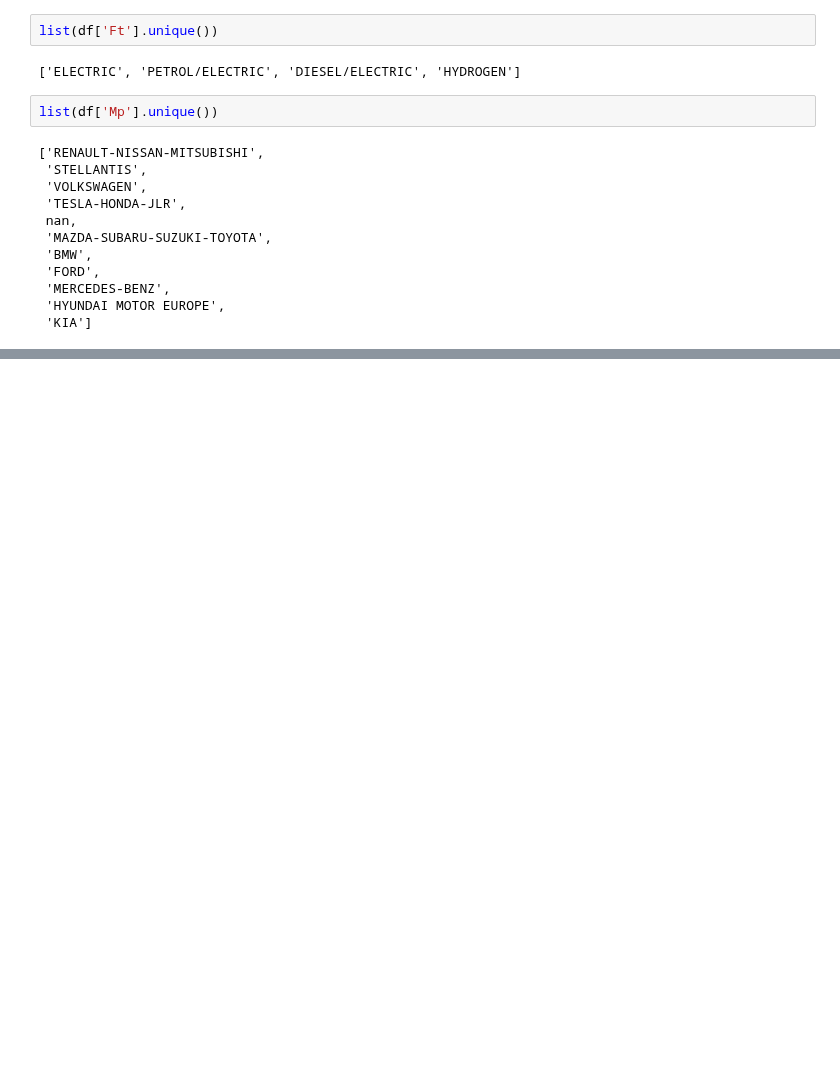
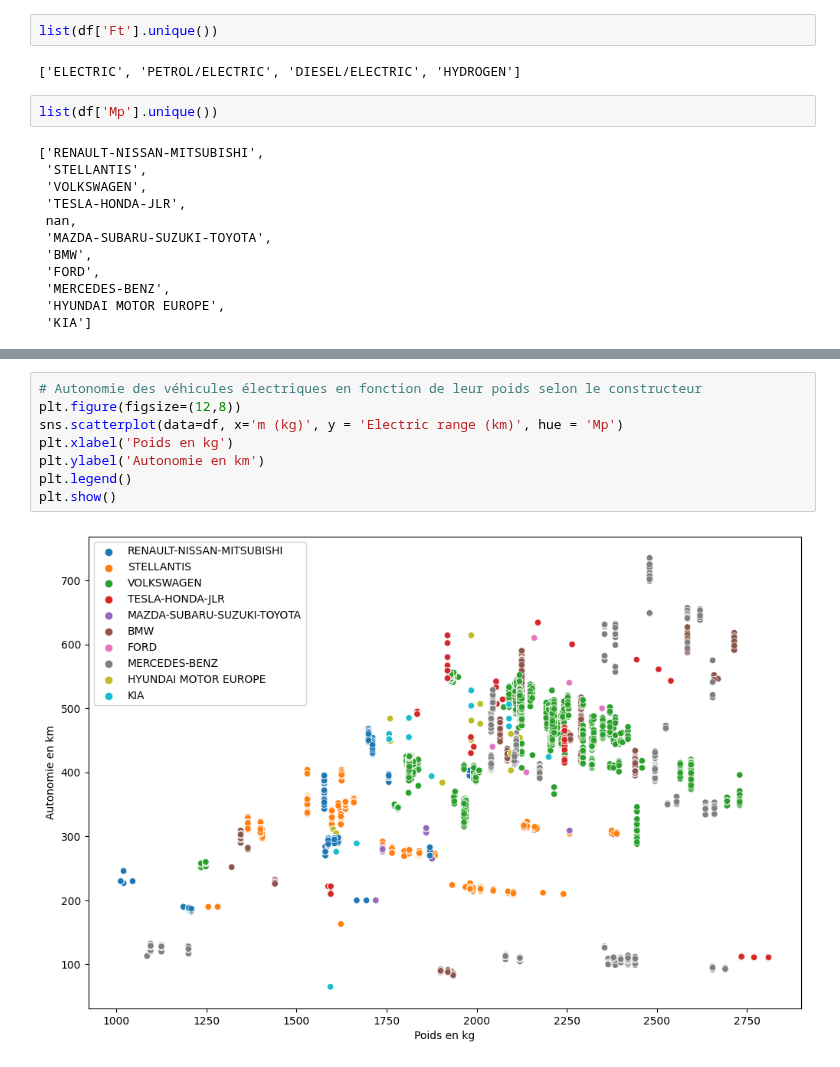
Before and after one commit to antoine-palazz/PyCar, a Jupyter notebook: notebooks/EDA_voitures.ipynb, the cells around one changed output, grey strips where cells are left out. Drawn from its saved outputs; the diff is of its cells as text; blank space fills up the shorter version.

```diff
--- a/notebooks/EDA_voitures.ipynb
+++ b/notebooks/EDA_voitures.ipynb
@@ -92,0 +113,10 @@ array([2022])
+# %%
+# Autonomie des véhicules électriques en fonction de leur poids selon le constructeur
+plt.figure(figsize=(12,8))
+sns.scatterplot(data=df, x='m (kg)', y = 'Electric range (km)', hue = 'Mp')
+plt.xlabel('Poids en kg')
+plt.ylabel('Autonomie en km')
+plt.legend()
+plt.show()
+# %% [output]
+[figure, added]
```
Also changed, not shown: parts of 5 cells of this notebook.
